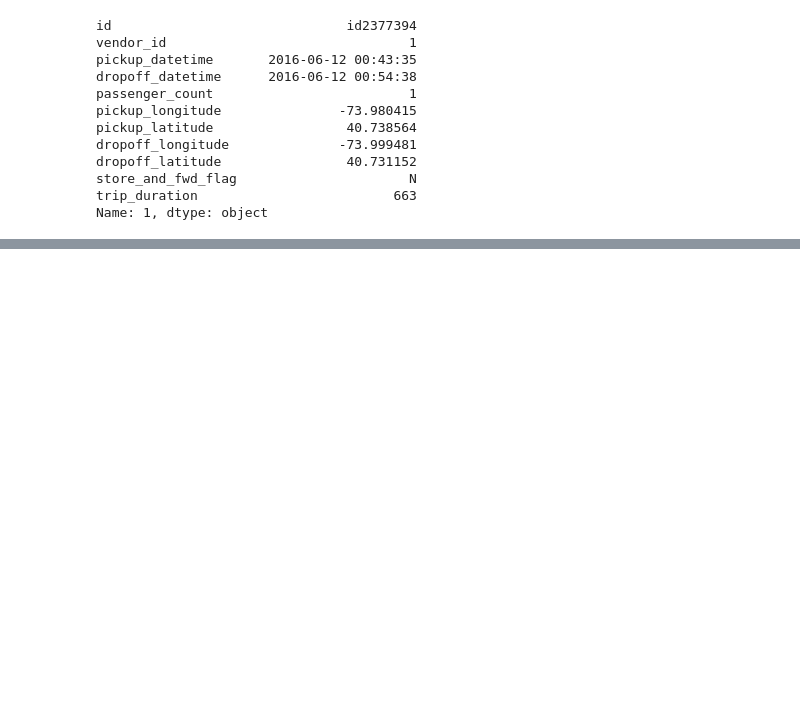
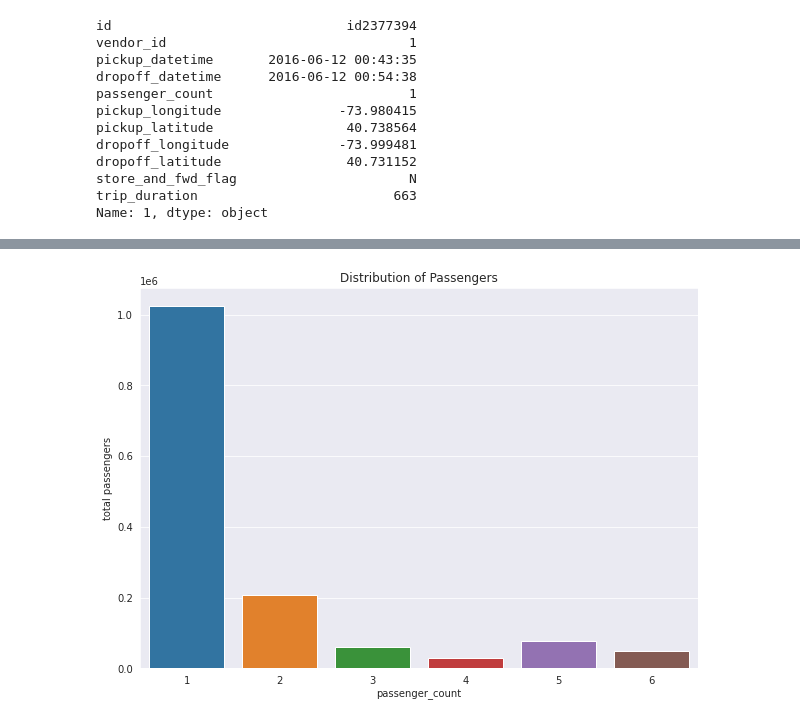
Before and after one commit to Minazuddin37/NYC-taxi-trip-time-prediction, a Jupyter notebook: Taxi_Trip_Time_Prediction_Capstone_Project.ipynb, the cells around one changed output, grey strips where cells are left out. Saved outputs shown, nothing was run; the diff lists cells and outputs as text; code cells hidden in the pictures; blank space fills up the shorter version.

```diff
--- a/Taxi_Trip_Time_Prediction_Capstone_Project.ipynb
+++ b/Taxi_Trip_Time_Prediction_Capstone_Project.ipynb
@@ -111,0 +249,4 @@ df.describe()
+# %%
+#removing the data where passenger count is more than 6
+df = df[df.passenger_count <=6]
+df['passenger_count'] = df.passenger_count.map(lambda x: 1 if x == 0 else x)
@@ -111,0 +263,9 @@ df.describe()
+# %%
+plt.figure(figsize=(10,7))
+sns.set_style("darkgrid")
+sns.countplot(df['passenger_count'])
+plt.title('Distribution of Passengers')
+plt.ylabel("total passengers")
+plt.show()
+# %% [output]
+[figure, added]
```
Also changed, not shown: parts of 123 cells of this notebook.
